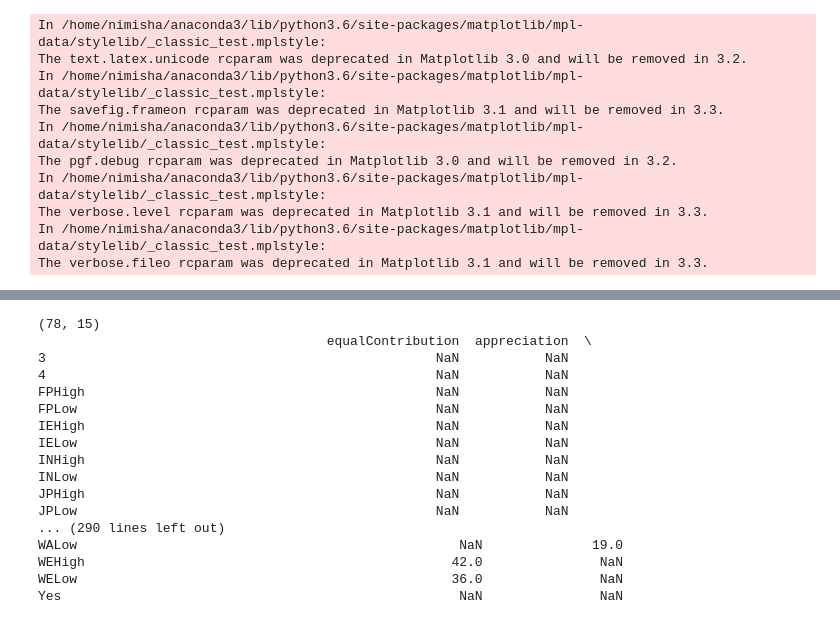
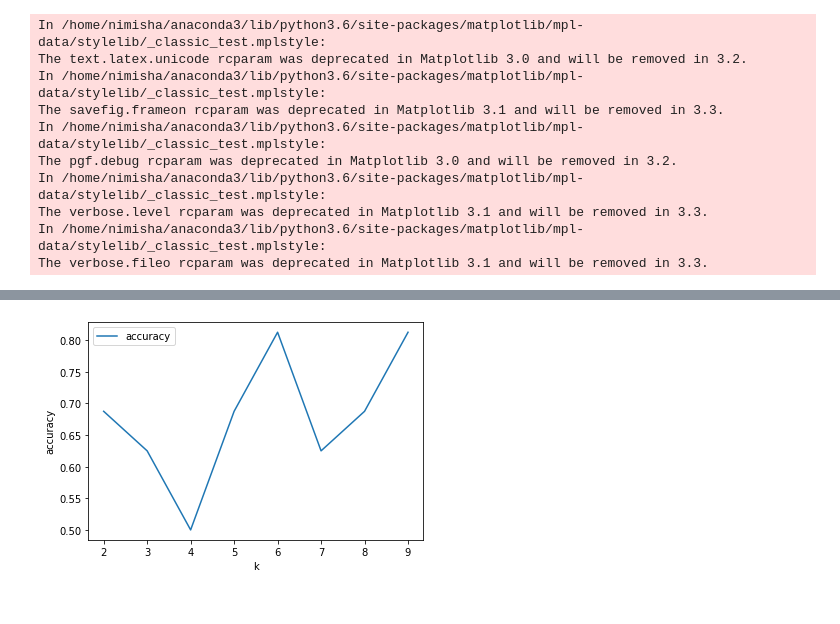
Before and after one commit to Nimisha-V-Arun/Team-Performance-Prediction, a Jupyter notebook: Preprocessing.ipynb, the cells around one changed output, grey strips where cells are left out. Cells and saved outputs as stored; diff of their text form; code cells hidden in the pictures.

```diff
--- a/Preprocessing.ipynb
+++ b/Preprocessing.ipynb
@@ -137,24 +178,10 @@ categorical.to_csv('FinalData.csv',index = False)
 teams = pd.merge(numerical,categorical, on = 'teamName')
 teams.drop(['Difficulty','teamName','Improvement'],axis = 1, inplace = True)
 teams.to_csv('Sorted.csv',index = False)
-print(teams.shape)
 
-print(teams.apply(pd.Series.value_counts))
+# Label Encoding for the entire Data
+# Both the dependent and the predictors variable
+
+le = preprocessing.LabelEncoder()
+teams = teams.apply(preprocessing.LabelEncoder().fit_transform)
+class_name = {1:'Effective',0:'Not Effective',2:'Moderate'}
-# %% [output]
-(78, 15)
-                                     equalContribution  appreciation  \
-3                                                  NaN           NaN
-4                                                  NaN           NaN
-FPHigh                                             NaN           NaN
-FPLow                                              NaN           NaN
-IEHigh                                             NaN           NaN
-IELow                                              NaN           NaN
-INHigh                                             NaN           NaN
-INLow                                              NaN           NaN
-JPHigh                                             NaN           NaN
-JPLow                                              NaN           NaN
-... (290 lines left out)
-WALow                                                 NaN              19.0
-WEHigh                                               42.0               NaN
-WELow                                                36.0               NaN
-Yes                                                   NaN               NaN
@@ -171,0 +239,20 @@ train_X, test_X, train_y, test_y = train_test_split(X, y, test_size = 0.20, rand
+# %%
+def find_best_k_features(teams):
+    acc = []
+    k = []
+    for i in range(2,10):
+        params = prepare_data(teams,i)
+        k.append(i)
+        params = model_building(params,3)
+        acc.append(params['accuracy'])
+
+    plt.plot(k,acc, label = 'accuracy')
+
+
+    plt.xlabel('k')
+    plt.ylabel('accuracy')
+    plt.legend()
+
+find_best_k_features(teams)
+# %% [output]
+[figure, added]
```
Also changed, not shown: parts of 25 cells of this notebook.
